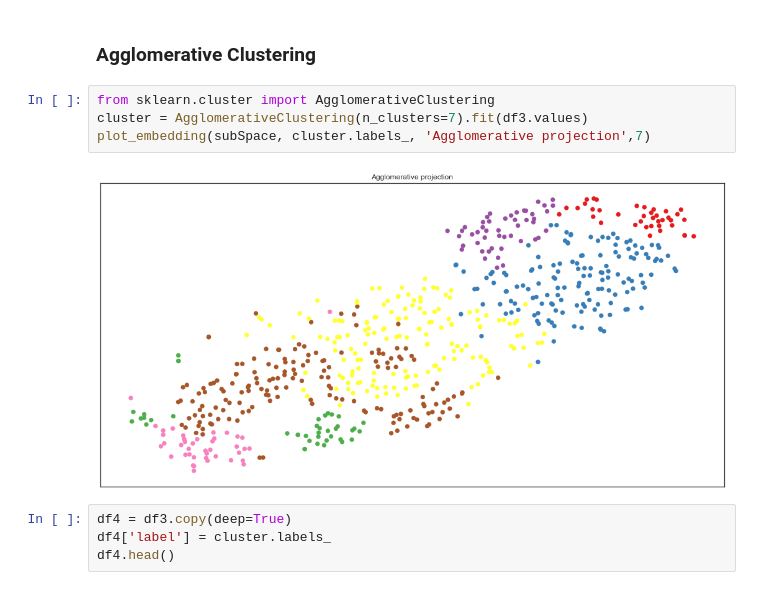
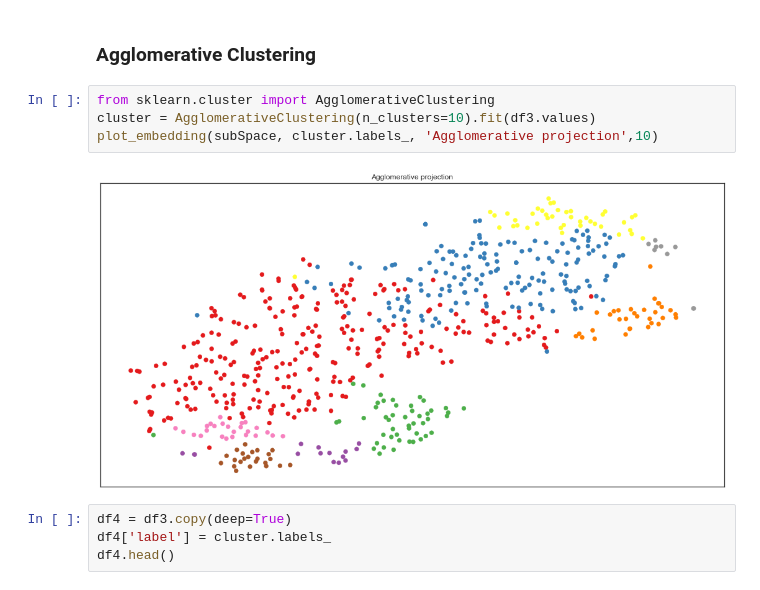
Before and after one commit to SidTheKid007/nba-analysis, a Jupyter notebook: 2018-2019 Player Stats.ipynb, the cells around one changed output. Cells and saved outputs as stored; diff of their text form.

```diff
--- a/2018-2019 Player Stats.ipynb
+++ b/2018-2019 Player Stats.ipynb
@@ -229,10 +229,10 @@ df4[df4['label'] == labnum]
 ### Agglomerative Clustering
 # %%
 from sklearn.cluster import AgglomerativeClustering
-cluster = AgglomerativeClustering(n_clusters=7).fit(df3.values)
-plot_embedding(subSpace, cluster.labels_, 'Agglomerative projection',7)
+cluster = AgglomerativeClustering(n_clusters=10).fit(df3.values)
+plot_embedding(subSpace, cluster.labels_, 'Agglomerative projection',10)
 # %% [output]
-[figure, old version]
+[figure, new version]
 # %%
 df4 = df3.copy(deep=True)
 df4['label'] = cluster.labels_
```
Also changed, not shown: parts of 3 cells of this notebook.
